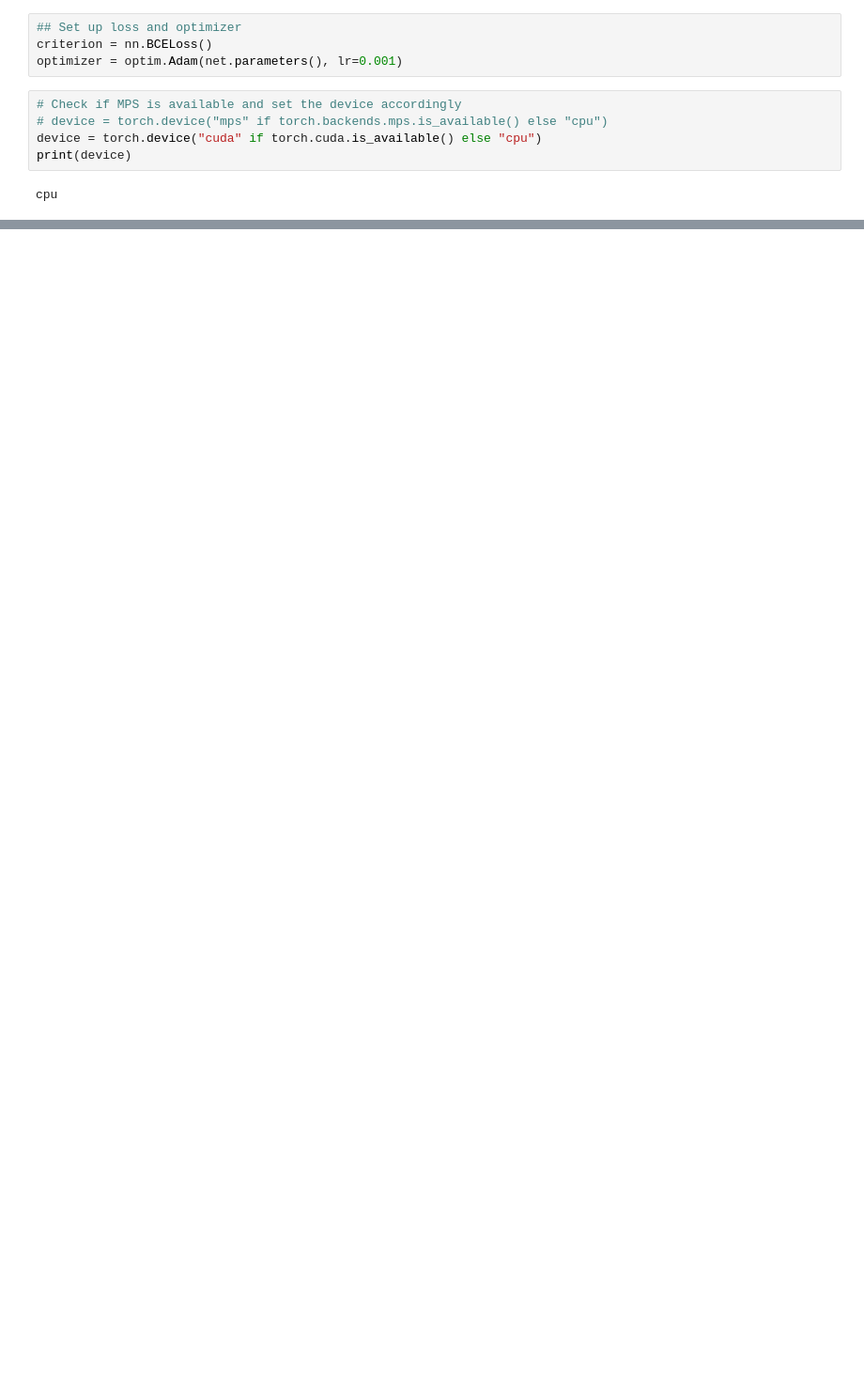
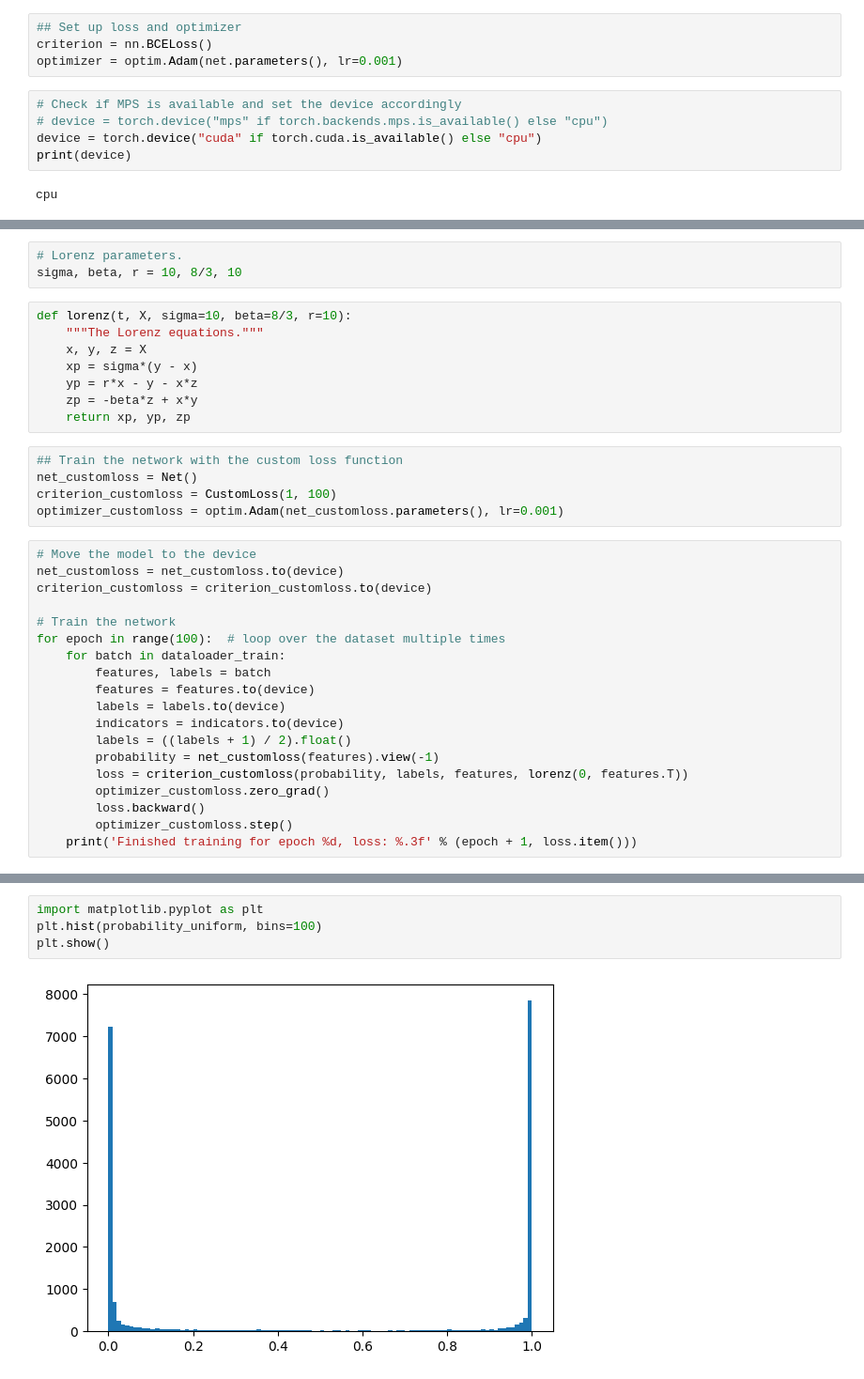
Before and after one commit to OliverChen0602/Estimate-Basin-Boundary, a Jupyter notebook: model_training.ipynb, the cells around one changed output, grey strips where cells are left out. Shown at 94% size. Saved outputs shown, nothing was run; the diff lists cells and outputs as text; blank space fills up the shorter version.

```diff
--- a/model_training.ipynb
+++ b/model_training.ipynb
@@ -170,0 +272,35 @@ Accuracy: 0.5024999976158142
+# %%
+# Lorenz parameters.
+sigma, beta, r = 10, 8/3, 10
+# %%
+def lorenz(t, X, sigma=10, beta=8/3, r=10):
+    """The Lorenz equations."""
+    x, y, z = X
+    xp = sigma*(y - x)
+    yp = r*x - y - x*z
+    zp = -beta*z + x*y
+    return xp, yp, zp
+# %%
+## Train the network with the custom loss function
+net_customloss = Net()
+criterion_customloss = CustomLoss(1, 100)
+optimizer_customloss = optim.Adam(net_customloss.parameters(), lr=0.001)
+# %%
+# Move the model to the device
+net_customloss = net_customloss.to(device)
+criterion_customloss = criterion_customloss.to(device)
+
+# Train the network
+for epoch in range(100):  # loop over the dataset multiple times
+    for batch in dataloader_train:
+        features, labels = batch
+        features = features.to(device)
+        labels = labels.to(device)
+        indicators = indicators.to(device)
+        labels = ((labels + 1) / 2).float()
+        probability = net_customloss(features).view(-1)
+        loss = criterion_customloss(probability, labels, features, lorenz(0, features.T))
+        optimizer_customloss.zero_grad()
+        loss.backward()
+        optimizer_customloss.step()
+    print('Finished training for epoch %d, loss: %.3f' % (epoch + 1, loss.item()))
@@ -170,0 +378,6 @@ Accuracy: 0.5024999976158142
+# %%
+import matplotlib.pyplot as plt
+plt.hist(probability_uniform, bins=100)
+plt.show()
+# %% [output]
+[figure, added]
```
Also changed, not shown: parts of 21 cells of this notebook, 15 other files.
